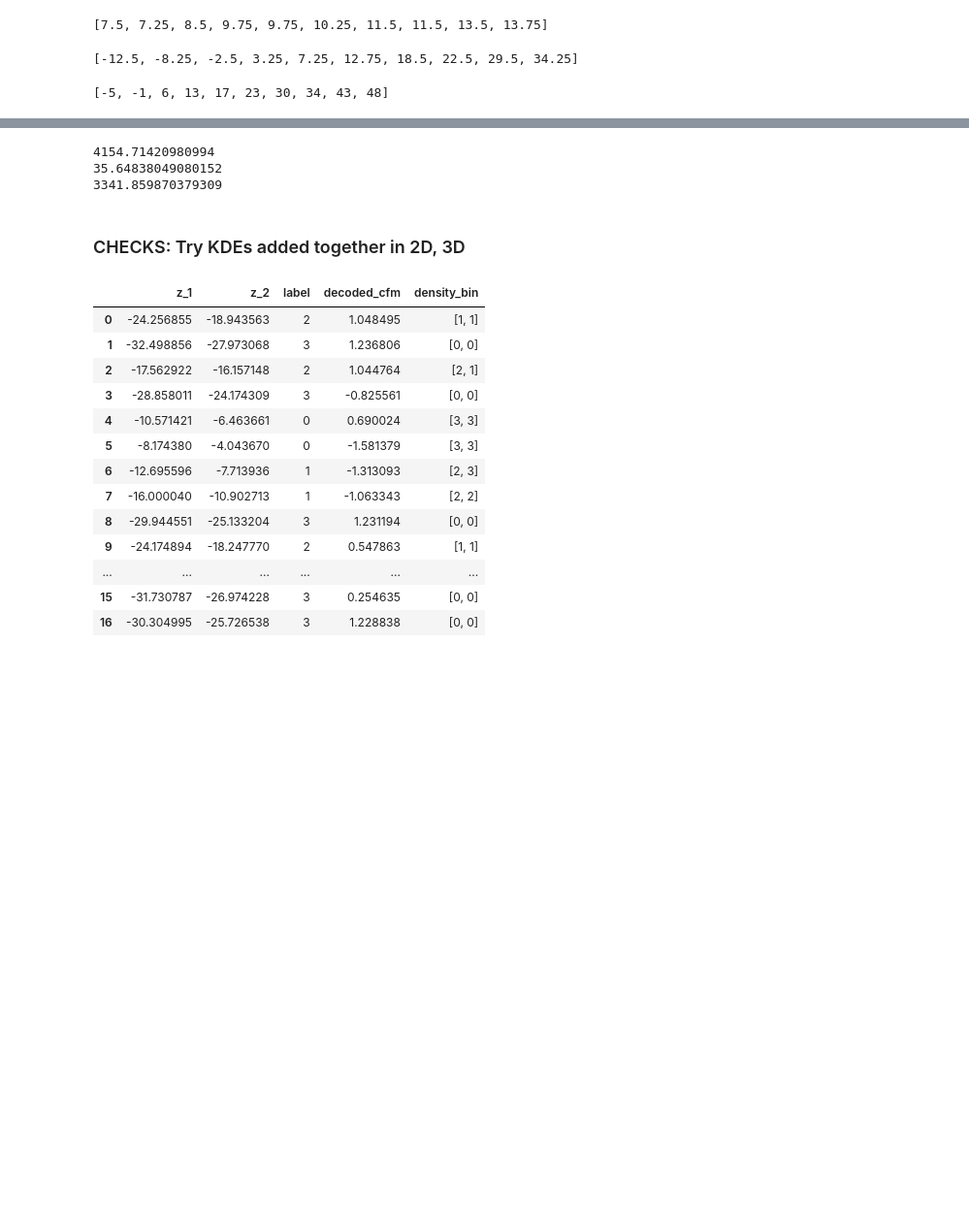
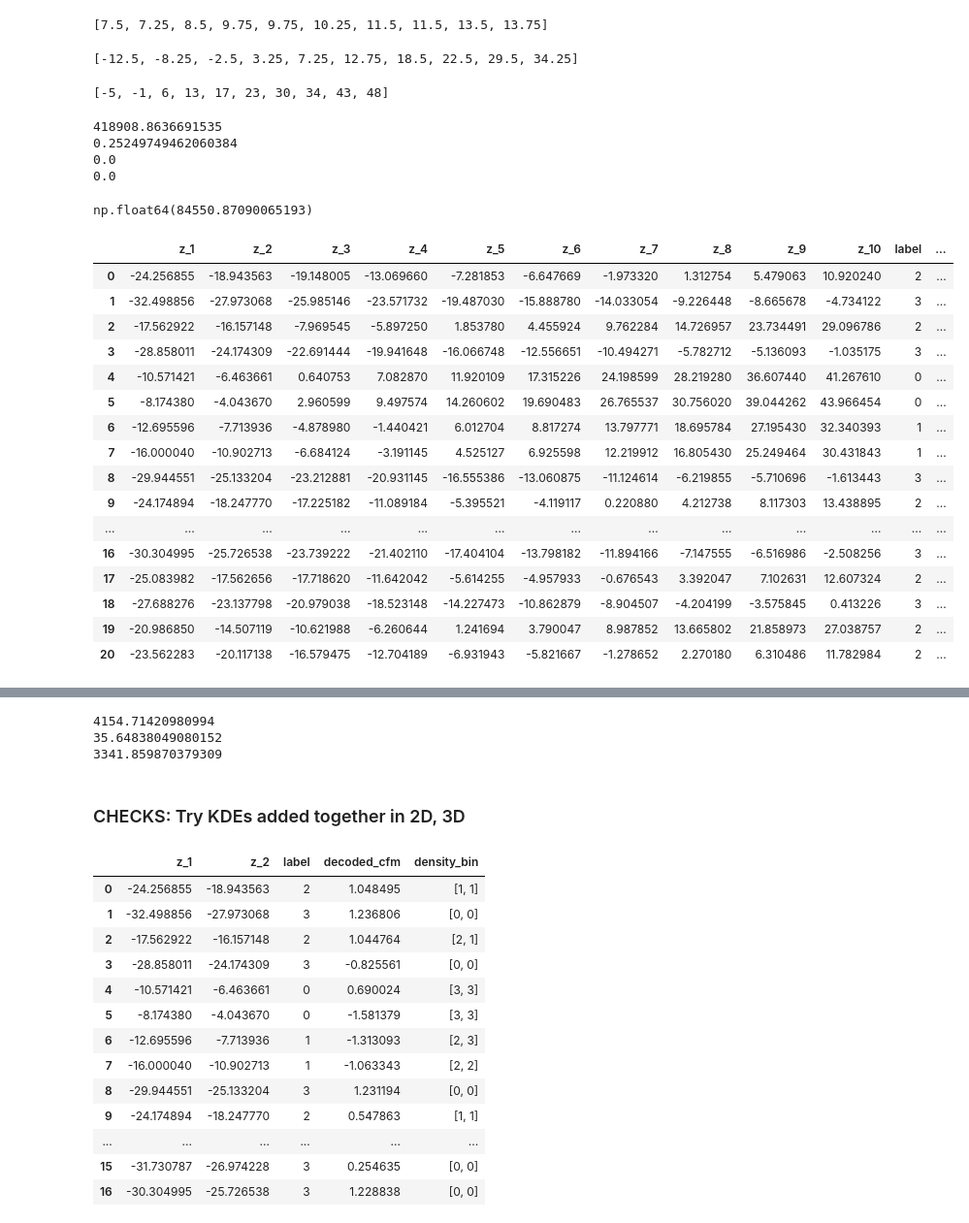
Before and after one commit to draeloslab/mm-vae, a Jupyter notebook: myopic_trajectories.ipynb, the cells around one changed output, grey strips where cells are left out. Shown at 97% size. Cells and saved outputs as stored; diff of their text form; code cells hidden in the pictures; blank space fills up the shorter version.

```diff
--- a/myopic_trajectories.ipynb
+++ b/myopic_trajectories.ipynb
@@ -1368,0 +1456,28 @@ upper_limits
+# %%
+kde_list_sum(latent_space[4], kde_qrt_bins, kde_qrt_weights)
+# %% [output]
+418908.8636691535
+0.25249749462060384
+0.0
+0.0
+np.float64(84550.87090065193)
+# %%
+df_latent.loc[:20,:]
+# %% [output]
+|  | z_1 | z_2 | z_3 | z_4 | z_5 | z_6 | z_7 | z_8 | z_9 | z_10 | label | ... |
+| 0 | -24.256855 | -18.943563 | -19.148005 | -13.069660 | -7.281853 | -6.647669 | -1.973320 | 1.312754 | 5.479063 | 10.920240 | 2 | ... |
+| 1 | -32.498856 | -27.973068 | -25.985146 | -23.571732 | -19.487030 | -15.888780 | -14.033054 | -9.226448 | -8.665678 | -4.734122 | 3 | ... |
+| 2 | -17.562922 | -16.157148 | -7.969545 | -5.897250 | 1.853780 | 4.455924 | 9.762284 | 14.726957 | 23.734491 | 29.096786 | 2 | ... |
+| 3 | -28.858011 | -24.174309 | -22.691444 | -19.941648 | -16.066748 | -12.556651 | -10.494271 | -5.782712 | -5.136093 | -1.035175 | 3 | ... |
+| 4 | -10.571421 | -6.463661 | 0.640753 | 7.082870 | 11.920109 | 17.315226 | 24.198599 | 28.219280 | 36.607440 | 41.267610 | 0 | ... |
+| 5 | -8.174380 | -4.043670 | 2.960599 | 9.497574 | 14.260602 | 19.690483 | 26.765537 | 30.756020 | 39.044262 | 43.966454 | 0 | ... |
+| 6 | -12.695596 | -7.713936 | -4.878980 | -1.440421 | 6.012704 | 8.817274 | 13.797771 | 18.695784 | 27.195430 | 32.340393 | 1 | ... |
+| 7 | -16.000040 | -10.902713 | -6.684124 | -3.191145 | 4.525127 | 6.925598 | 12.219912 | 16.805430 | 25.249464 | 30.431843 | 1 | ... |
+| 8 | -29.944551 | -25.133204 | -23.212881 | -20.931145 | -16.555386 | -13.060875 | -11.124614 | -6.219855 | -5.710696 | -1.613443 | 3 | ... |
+| 9 | -24.174894 | -18.247770 | -17.225182 | -11.089184 | -5.395521 | -4.119117 | 0.220880 | 4.212738 | 8.117303 | 13.438895 | 2 | ... |
+| ... | ... | ... | ... | ... | ... | ... | ... | ... | ... | ... | ... | ... |
+| 16 | -30.304995 | -25.726538 | -23.739222 | -21.402110 | -17.404104 | -13.798182 | -11.894166 | -7.147555 | -6.516986 | -2.508256 | 3 | ... |
+| 17 | -25.083982 | -17.562656 | -17.718620 | -11.642042 | -5.614255 | -4.957933 | -0.676543 | 3.392047 | 7.102631 | 12.607324 | 2 | ... |
+| 18 | -27.688276 | -23.137798 | -20.979038 | -18.523148 | -14.227473 | -10.862879 | -8.904507 | -4.204199 | -3.575845 | 0.413226 | 3 | ... |
+| 19 | -20.986850 | -14.507119 | -10.621988 | -6.260644 | 1.241694 | 3.790047 | 8.987852 | 13.665802 | 21.858973 | 27.038757 | 2 | ... |
+| 20 | -23.562283 | -20.117138 | -16.579475 | -12.704189 | -6.931943 | -5.821667 | -1.278652 | 2.270180 | 6.310486 | 11.782984 | 2 | ... |
```
Also changed, not shown: parts of 15 cells of this notebook.
